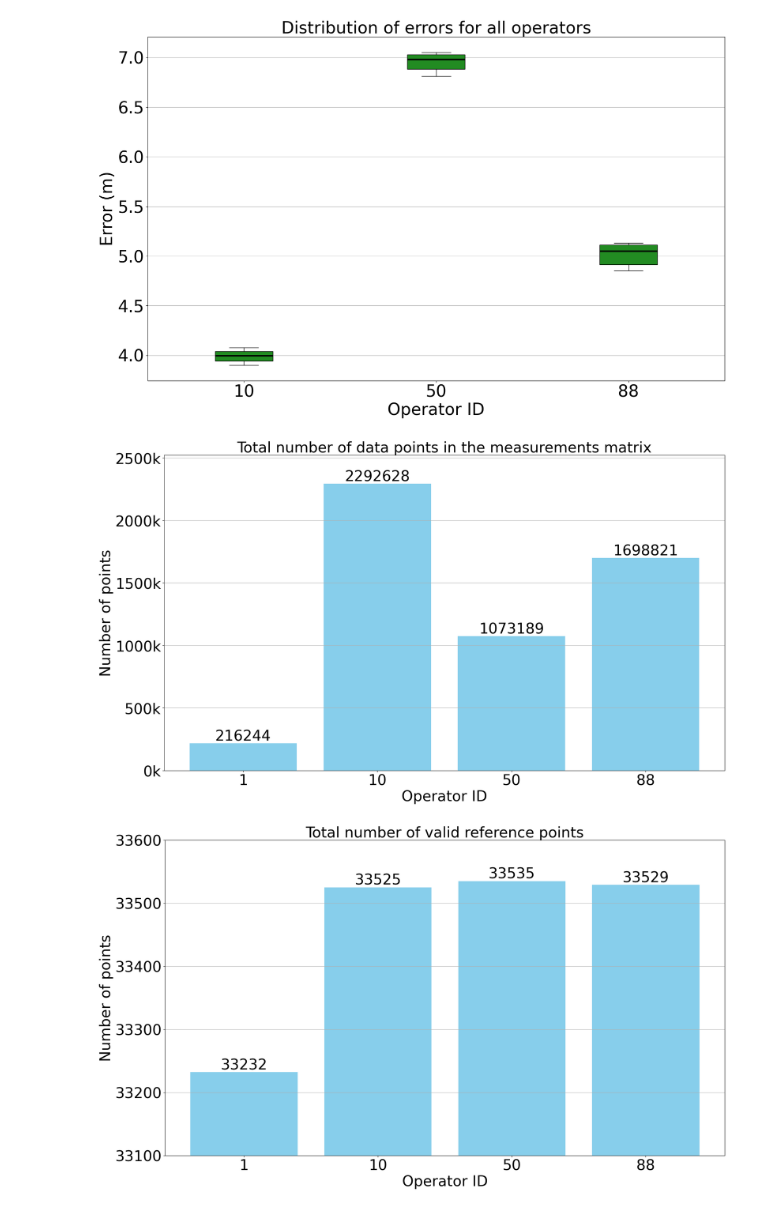
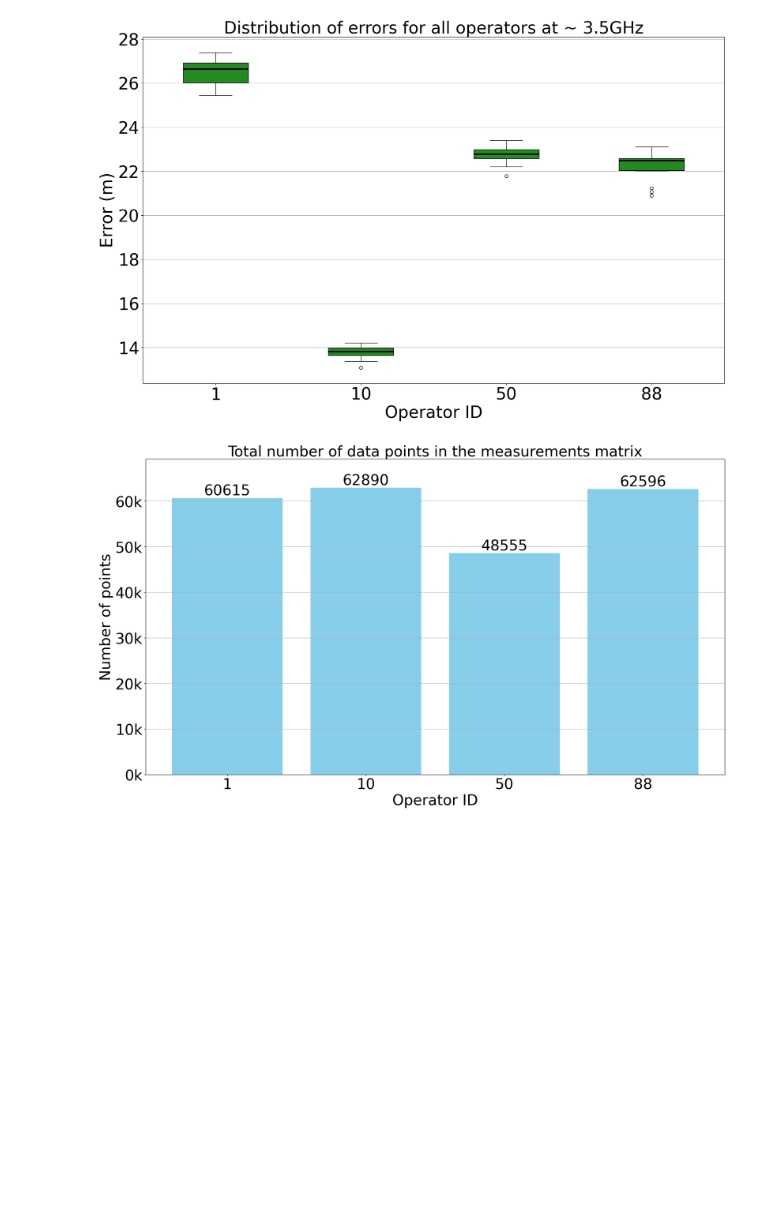
Before and after one commit to Andreas-Espelund/5G_localization, a Jupyter notebook: plotting/plot_operator.experiment.ipynb, the cells around one changed output. Cells and saved outputs as stored; diff of their text form; code cells hidden in the pictures; blank space fills up the shorter version.

Commit message:
modify operator experiment

```diff
--- a/plotting/plot_operator.experiment.ipynb
+++ b/plotting/plot_operator.experiment.ipynb
@@ -6,7 +6,7 @@ import pandas as pd
 
 # Plot the accuracy
 
-dir = '../data/results/experiments/operator_experiment'
+dir = '../data/results/experiments/operator_experiment_5'
 
 errors_df = pd.read_csv(os.path.join(dir, 'errors.csv')).drop(columns=['Unnamed: 0'])
 entries_df = pd.read_csv(os.path.join(dir, 'entries.csv')).drop(columns=['Unnamed: 0'])
@@ -33,36 +39,35 @@ errors_df
 # %%
 from scripts.plotting import *
 
 make_boxplot(
-    df=errors_df[['10', '50', '88']],
+    df=errors_df[['1', '10', '50', '88']],
     x_label='Operator ID',
     y_label='Error (m)',
-    title='Distribution of errors for all operators',
+    title='Distribution of errors for all operators at ~ 3.5GHz',
 )
 
 make_barplot(
     df=entries_df,
     x_label='Operator ID',
     y_label='Number of points',
     title='Total number of data points in the measurements matrix',
     annotate=True,
     y_formatter=lambda x, pos: f"{x / 1000:.0f}k"
 
 )
-
-make_barplot(
-    df=rps_df,
-    x_label='Operator ID',
-    y_label='Number of points',
-    title='Total number of valid reference points',
-    y_limit=(33100, 33600),
-    annotate=True,
-
-)
+#
+# make_barplot(
+#     df=rps_df,
+#     x_label='Operator ID',
+#     y_label='Number of points',
+#     title='Total number of valid reference points',
+#     y_limit=(33100, 33600),
+#     annotate=True,
+#
+# )
 
 rps_df
 # %% [output]
-[figure, old version]
+[figure, new version]
-[figure, old version]
+[figure, new version]
-[figure, removed]
 |  | 1 | 10 | 50 | 88 |
```
Also changed, not shown: parts of 3 cells of this notebook, 5 other files.
